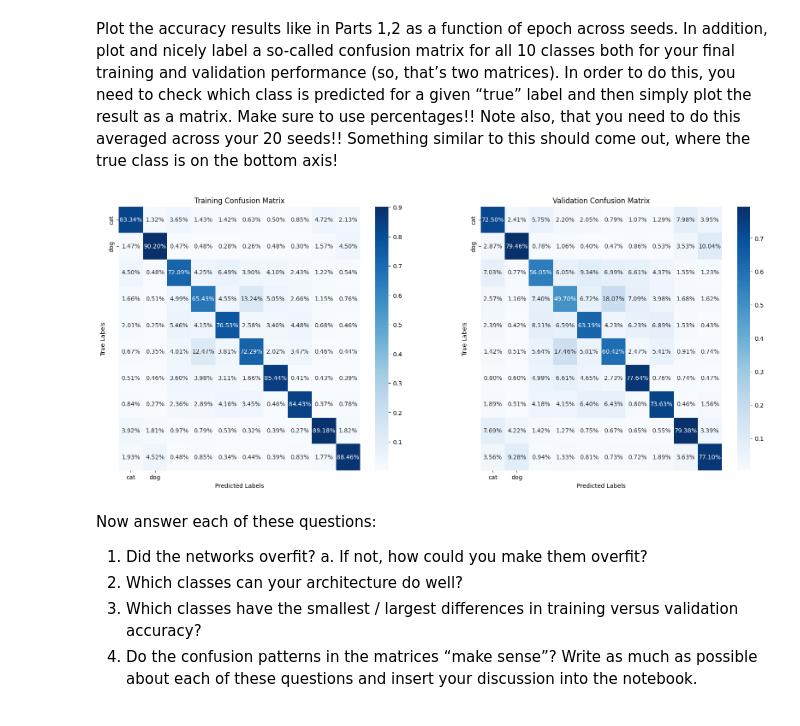
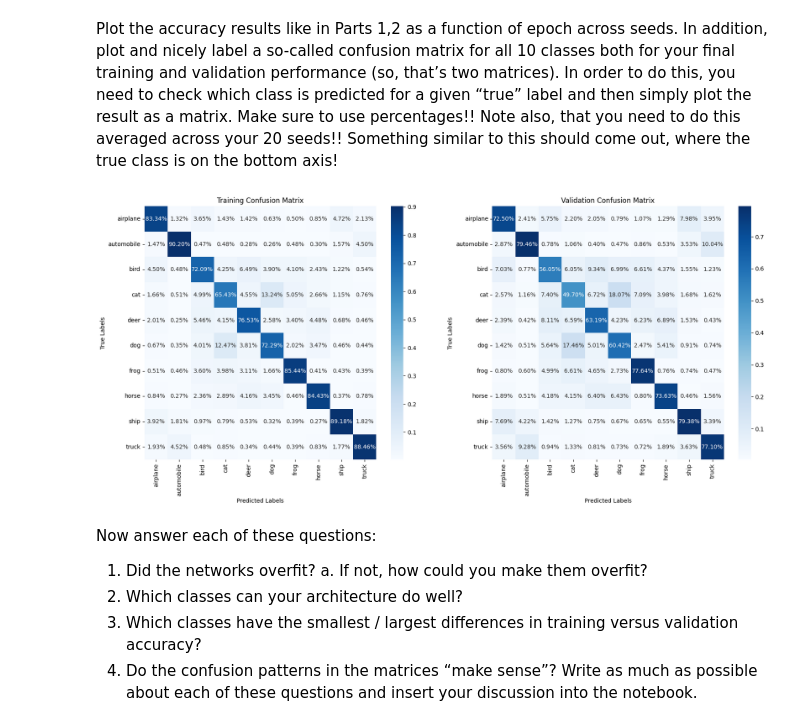
Before and after one commit to jshim0978/KU_NN, a Jupyter notebook: 2023020923_2023020928_A3/cnnA3.ipynb, the cells around one changed output. Cells and saved outputs as stored; diff of their text form; code cells hidden in the pictures.

```diff
--- a/2023020923_2023020928_A3/cnnA3.ipynb
+++ b/2023020923_2023020928_A3/cnnA3.ipynb
@@ -475,10 +477,12 @@ class NetWidthEmbed(nn.Module):
         out = self.fc2(out)
         return out
 # %%
+import time
 
 net_classes = [NetWidth, NetDropout, NetBatchNormalization, NetResDeep, NetWidthProject, NetWidthEmbed]
 
 # Training parameters
+num_seeds = 30
 n_epochs = 100
 batch_size = 64
 learning_rate = 1e-4
@@ -487,19 +491,24 @@ learning_rate = 1e-4
 train_loader = torch.utils.data.DataLoader(cifar2, batch_size=batch_size, shuffle=True)
 val_loader = torch.utils.data.DataLoader(cifar2_val, batch_size=batch_size, shuffle=False)
 
+mean_train_losses_by_class = {}
+mean_train_accuracies_by_class = {}
+mean_val_accuracies_by_class = {}
+std_train_accuracies_by_class = {}
+std_val_accuracies_by_class = {}
 
 total_start_time = time.time()
+
 # Loop over each network class
 for NetClass in net_classes:
-    # Store metrics for each seed
     all_train_losses = []
     all_train_accuracies = []
     all_val_accuracies = []
 
     start_time = time.time()
+
     # Loop over each seed
     for seed in range(num_seeds):
-
         torch.manual_seed(seed)
         np.random.seed(seed)
 
@@ -527,13 +536,24 @@ for NetClass in net_classes:
 
     end_time = time.time()
 
+    # Calculate and store mean metrics
     mean_train_losses = np.mean([np.mean(va) for va in all_train_losses])
-    mean_train_accuracy = np.mean([np.mean(va) for va in all_train_accuracies])
-    mean_val_accuracy = np.mean([np.mean(va) for va in all_val_accuracies])
+    mean_train_accuracies = np.mean([np.mean(va) for va in all_train_accuracies])
+    mean_val_accuracies = np.mean([np.mean(va) for va in all_val_accuracies])
 
-    print(f'Mean validation accuracy for {NetClass.__name__}: {mean_val_accuracy:.4f}')
-    print(f"30 Seeds for {NetClass} took {end_time - start_time} seconds to run.")
+    mean_train_losses_by_class[NetClass.__name__] = mean_train_losses
+    mean_train_accuracies_by_class[NetClass.__name__] = mean_train_accuracies
+    mean_val_accuracies_by_class[NetClass.__name__] = mean_val_accuracies
 
+    # Calculate and store standard deviations
+    flat_train_accuracies = [acc for sublist in all_train_accuracies for acc in sublist]
+    flat_val_accuracies = [acc for sublist in all_val_accuracies for acc in sublist]
+
+    std_train_accuracies_by_class[NetClass.__name__] = np.std(flat_train_accuracies)
+    std_val_accuracies_by_class[NetClass.__name__] = np.std(flat_val_accuracies)
+
+    print(f'Mean validation accuracy for {NetClass.__name__}: {mean_val_accuracies:.4f}')
+    print(f"Training for {NetClass.__name__} took {end_time - start_time} seconds.")
 
 total_end_time = time.time()
 print(f"Total time for all NetClasses took {total_end_time - total_start_time} seconds to run.")
@@ -816,6 +853,8 @@ axis!
 # %%
 from sklearn.metrics import confusion_matrix
 import seaborn as sns
+class_names = ['airplane','automobile','bird','cat','deer',
+               'dog','frog','horse','ship','truck']
 
 # Flatten the lists of predictions and targets
 flat_train_preds = np.concatenate([np.array(preds).flatten() for preds in all_train_preds])
@@ -825,34 +864,34 @@ flat_val_targets = np.concatenate([np.array(targets).flatten() for targets in al
 
 # Now, flat_train_preds and flat_train_targets should be one-dimensional arrays
 # Let's try computing the confusion matrix again
 try:
     cm_train = confusion_matrix(flat_train_targets, flat_train_preds, normalize='true')
     cm_val = confusion_matrix(flat_val_targets, flat_val_preds, normalize='true')
 except ValueError as e:
     print(f"An error occurred: {e}")
     print(f"Shapes - flat_train_targets: {flat_train_targets.shape}, flat_train_preds: {flat_train_preds.shape}")
     # This will help to debug the issue further
 
 # Calculate the confusion matrices for the flat lists
 cm_train = confusion_matrix(flat_train_targets, flat_train_preds, normalize='true')
 cm_val = confusion_matrix(flat_val_targets, flat_val_preds, normalize='true')
 
 # Plotting the confusion matrices
 fig, ax = plt.subplots(1, 2, figsize=(20, 8))
 
 sns.heatmap(cm_train, annot=True, fmt=".2%", cmap='Blues', ax=ax[0], xticklabels=class_names, yticklabels=class_names)
 ax[0].set_title('Training Confusion Matrix')
 ax[0].set_xlabel('Predicted Labels')
 ax[0].set_ylabel('True Labels')
 
 sns.heatmap(cm_val, annot=True, fmt=".2%", cmap='Blues', ax=ax[1], xticklabels=class_names, yticklabels=class_names)
 ax[1].set_title('Validation Confusion Matrix')
 ax[1].set_xlabel('Predicted Labels')
 ax[1].set_ylabel('True Labels')
 
 plt.show()
 # %% [output]
-[figure, old version]
+[figure, new version]
 # %% [markdown]
 Now answer each of these questions:
 
```
Also changed, not shown: parts of 3 cells of this notebook.
